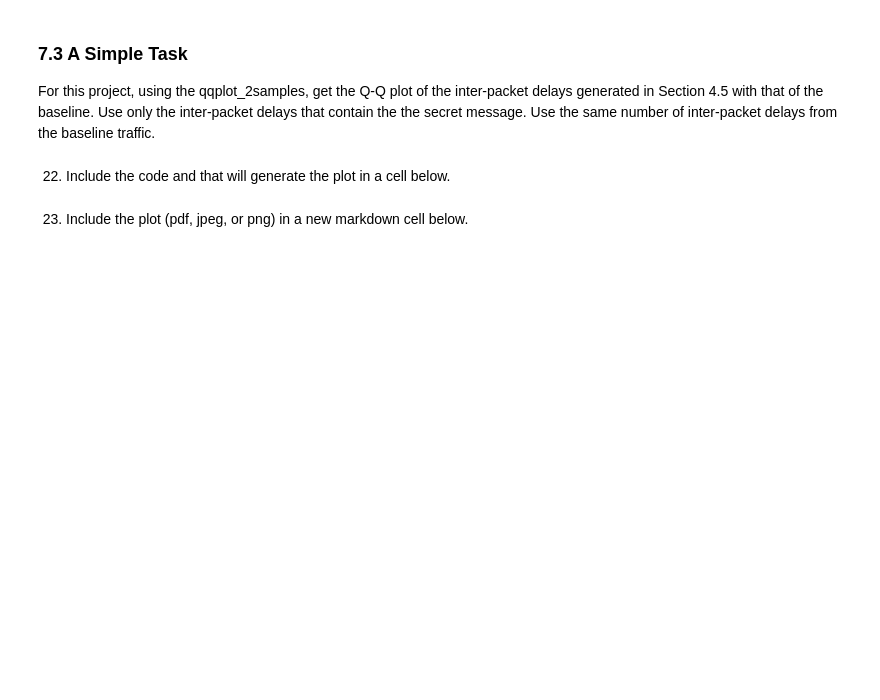
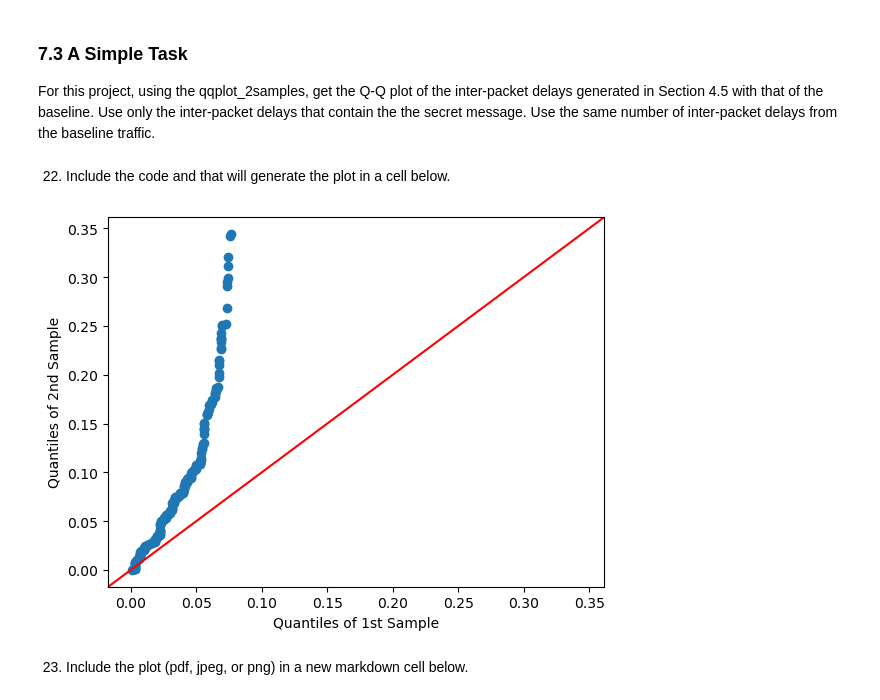
Before and after one commit to eeshabandaru/ecs132project, a Jupyter notebook: ECS132_Project_Winter_2025_Final.ipynb, the cells around one changed output. Drawn from its saved outputs; the diff is of its cells as text; code cells hidden in the pictures; blank space fills up the shorter version.

Commit message:
added code for section 7

```diff
--- a/ECS132_Project_Winter_2025_Final.ipynb
+++ b/ECS132_Project_Winter_2025_Final.ipynb
@@ -1136,6 +1136,53 @@ py.show()
 For this project, using the qqplot_2samples, get the Q-Q plot of the inter-packet delays generated in Section 4.5 with that of the baseline. Use only the inter-packet delays that contain the the secret message. Use the same number of inter-packet delays from the baseline traffic.
 # %% [markdown]
 22. Include the code and that will generate the plot in a cell below.
+# %%
+import pandas as pd
+import numpy as np
+import statsmodels.api as sm
+import matplotlib.pyplot as plt
+import random
+from statsmodels.graphics.gofplots import qqplot_2samples  # Direct import of the function
+
+# Read the baseline traffic data
+baseline_df = pd.read_csv("Data/Traffic_data_orig.csv")
+baseline_df = baseline_df.sort_values('Time')
+baseline_times = baseline_df['Time'].tolist()
+
+# Calculate baseline inter-packet delays
+baseline_ipds = []
+for i in range(1, len(baseline_times)):
+    delay = baseline_times[i] - baseline_times[i - 1]
+    baseline_ipds.append(delay)
+
+# Read the covert traffic data (generated in Section 4.5)
+covert_df = pd.read_csv("Covert_Traffic_Data-V2.csv")
+covert_df = covert_df.sort_values('Time')
+covert_times = covert_df['Time'].tolist()
+
+# Calculate covert inter-packet delays
+covert_ipds = []
+for i in range(1, len(covert_times)):
+    delay = covert_times[i] - covert_times[i - 1]
+    covert_ipds.append(delay)
+
+# Make sure we use the same number of samples from both
+min_length = min(len(baseline_ipds), len(covert_ipds))
+
+# Sample the same number of delays from baseline as we have in covert
+if len(baseline_ipds) > min_length:
+    baseline_sample = np.array(random.sample(baseline_ipds, min_length))
+else:
+    baseline_sample = np.array(baseline_ipds)
+
+# Trim covert IPDs if needed
+covert_sample = np.array(covert_ipds[:min_length])
+
+# Create the Q-Q plot using the directly imported function
+qqplot_2samples(covert_sample, baseline_sample, line='45')
+plt.show()
+# %% [output]
+[figure, added]
 # %% [markdown]
 23. Include the plot (pdf, jpeg, or png) in a new markdown cell below.
 # %% [markdown]
```
Also changed, not shown: parts of 3 cells of this notebook, 1 other file.
